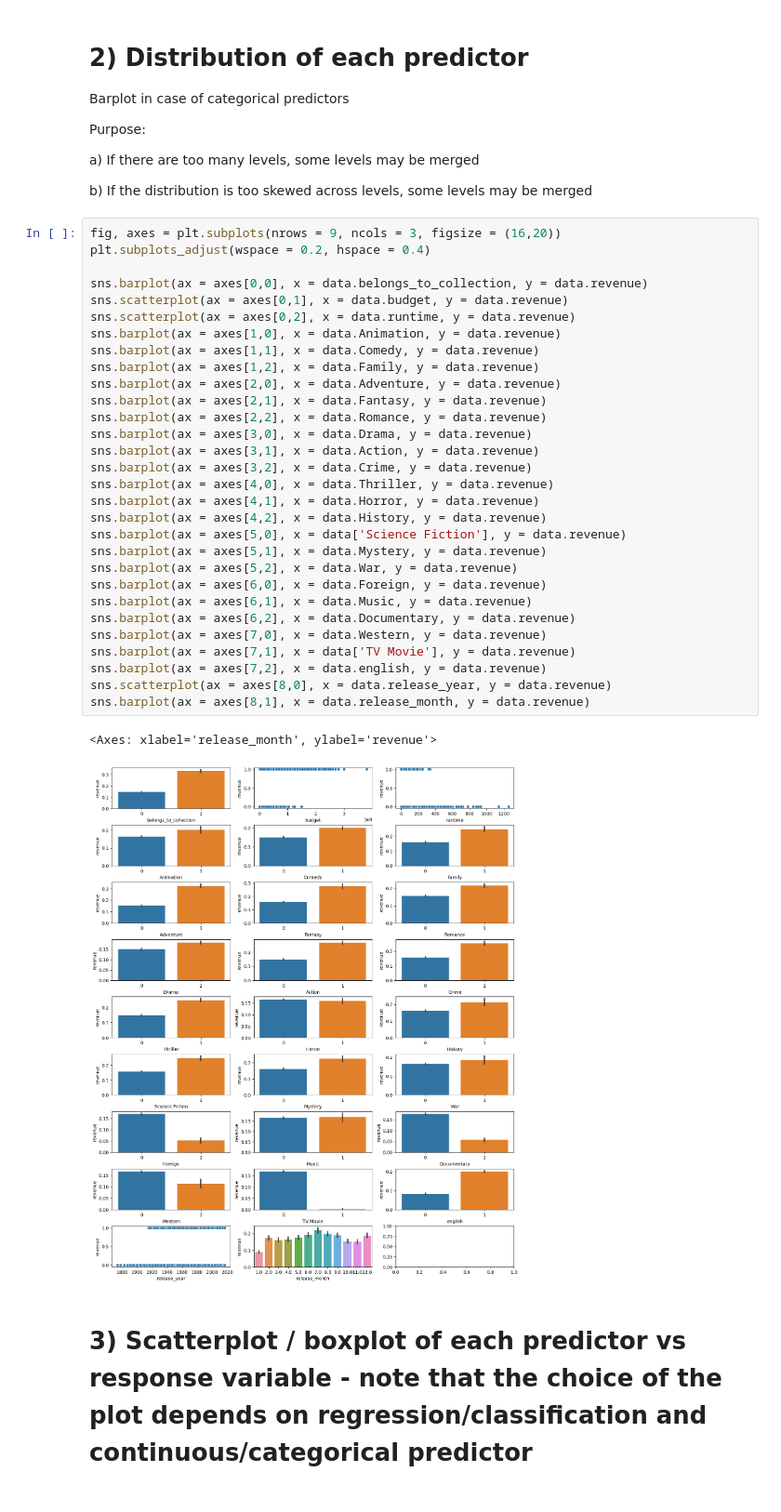
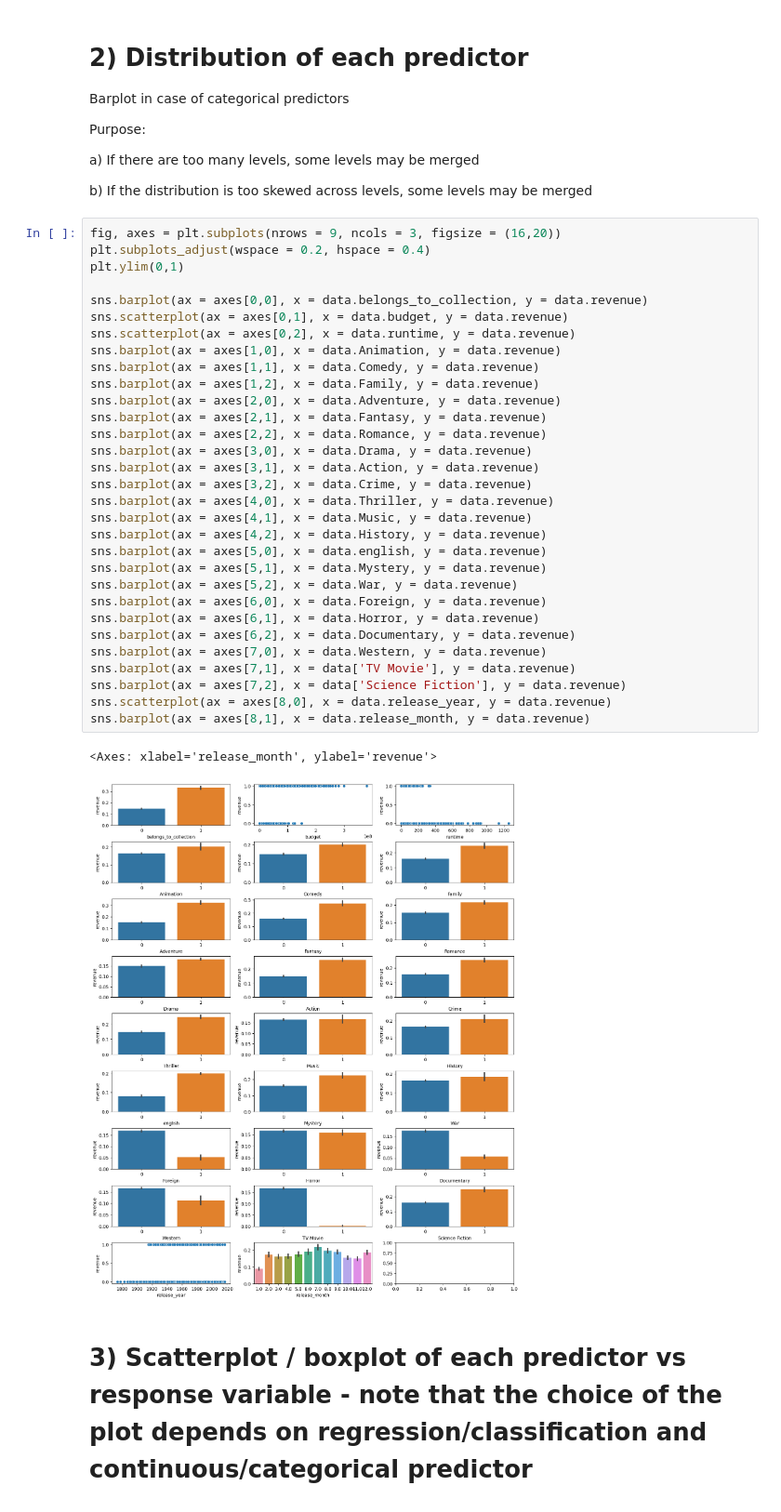
Before and after one commit to ElijahNascar/Movie-Classification-Models, a Jupyter notebook: data_vis.ipynb, the cells around one changed output. Shown at 93% size. Cells and saved outputs as stored; diff of their text form.

```diff
--- a/data_vis.ipynb
+++ b/data_vis.ipynb
@@ -36,36 +36,37 @@ b) If the distribution is too skewed across levels, some levels may be merged
 # %%
 fig, axes = plt.subplots(nrows = 9, ncols = 3, figsize = (16,20))
 plt.subplots_adjust(wspace = 0.2, hspace = 0.4)
+plt.ylim(0,1)
 
 sns.barplot(ax = axes[0,0], x = data.belongs_to_collection, y = data.revenue)
 sns.scatterplot(ax = axes[0,1], x = data.budget, y = data.revenue)
 sns.scatterplot(ax = axes[0,2], x = data.runtime, y = data.revenue)
 sns.barplot(ax = axes[1,0], x = data.Animation, y = data.revenue)
 sns.barplot(ax = axes[1,1], x = data.Comedy, y = data.revenue)
 sns.barplot(ax = axes[1,2], x = data.Family, y = data.revenue)
 sns.barplot(ax = axes[2,0], x = data.Adventure, y = data.revenue)
 sns.barplot(ax = axes[2,1], x = data.Fantasy, y = data.revenue)
 sns.barplot(ax = axes[2,2], x = data.Romance, y = data.revenue)
 sns.barplot(ax = axes[3,0], x = data.Drama, y = data.revenue)
 sns.barplot(ax = axes[3,1], x = data.Action, y = data.revenue)
 sns.barplot(ax = axes[3,2], x = data.Crime, y = data.revenue)
 sns.barplot(ax = axes[4,0], x = data.Thriller, y = data.revenue)
-sns.barplot(ax = axes[4,1], x = data.Horror, y = data.revenue)
+sns.barplot(ax = axes[4,1], x = data.Music, y = data.revenue)
 sns.barplot(ax = axes[4,2], x = data.History, y = data.revenue)
-sns.barplot(ax = axes[5,0], x = data['Science Fiction'], y = data.revenue)
+sns.barplot(ax = axes[5,0], x = data.english, y = data.revenue)
 sns.barplot(ax = axes[5,1], x = data.Mystery, y = data.revenue)
 sns.barplot(ax = axes[5,2], x = data.War, y = data.revenue)
 sns.barplot(ax = axes[6,0], x = data.Foreign, y = data.revenue)
-sns.barplot(ax = axes[6,1], x = data.Music, y = data.revenue)
+sns.barplot(ax = axes[6,1], x = data.Horror, y = data.revenue)
 sns.barplot(ax = axes[6,2], x = data.Documentary, y = data.revenue)
 sns.barplot(ax = axes[7,0], x = data.Western, y = data.revenue)
 sns.barplot(ax = axes[7,1], x = data['TV Movie'], y = data.revenue)
-sns.barplot(ax = axes[7,2], x = data.english, y = data.revenue)
+sns.barplot(ax = axes[7,2], x = data['Science Fiction'], y = data.revenue)
 sns.scatterplot(ax = axes[8,0], x = data.release_year, y = data.revenue)
 sns.barplot(ax = axes[8,1], x = data.release_month, y = data.revenue)
 # %% [output]
 <Axes: xlabel='release_month', ylabel='revenue'>
-[figure, old version]
+[figure, new version]
 # %% [markdown]
 # 3) Scatterplot / boxplot of each predictor vs response variable - note that the choice of the plot depends on regression/classification and continuous/categorical predictor
 
```
Also changed, not shown: parts of 2 cells of this notebook, 1 other file.
